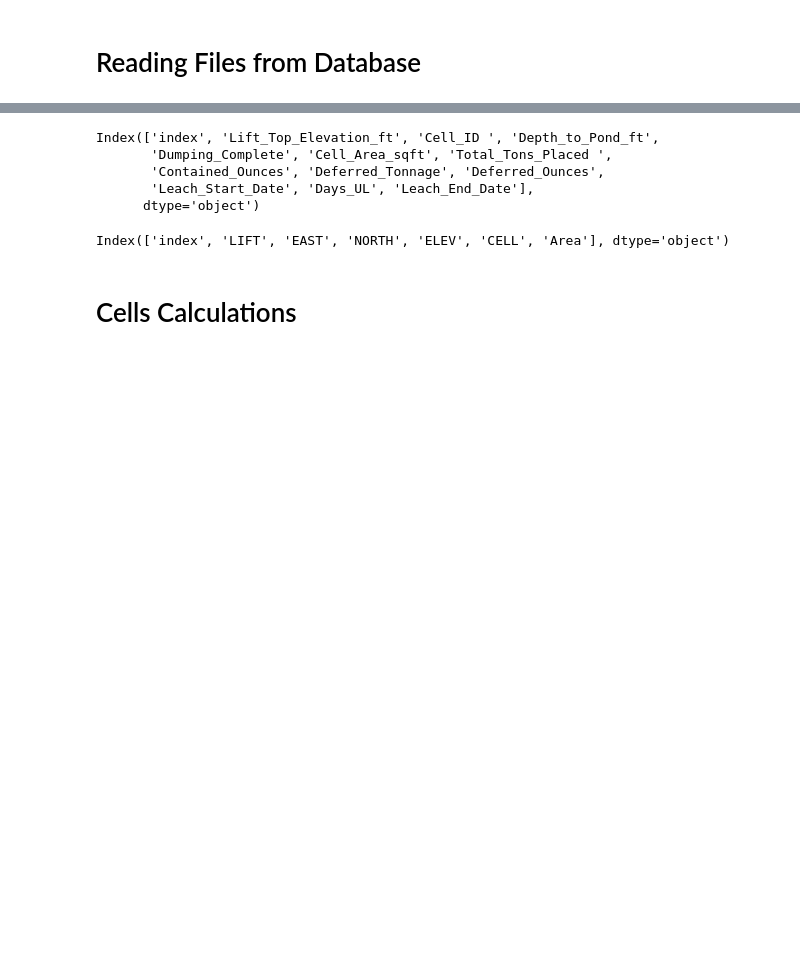
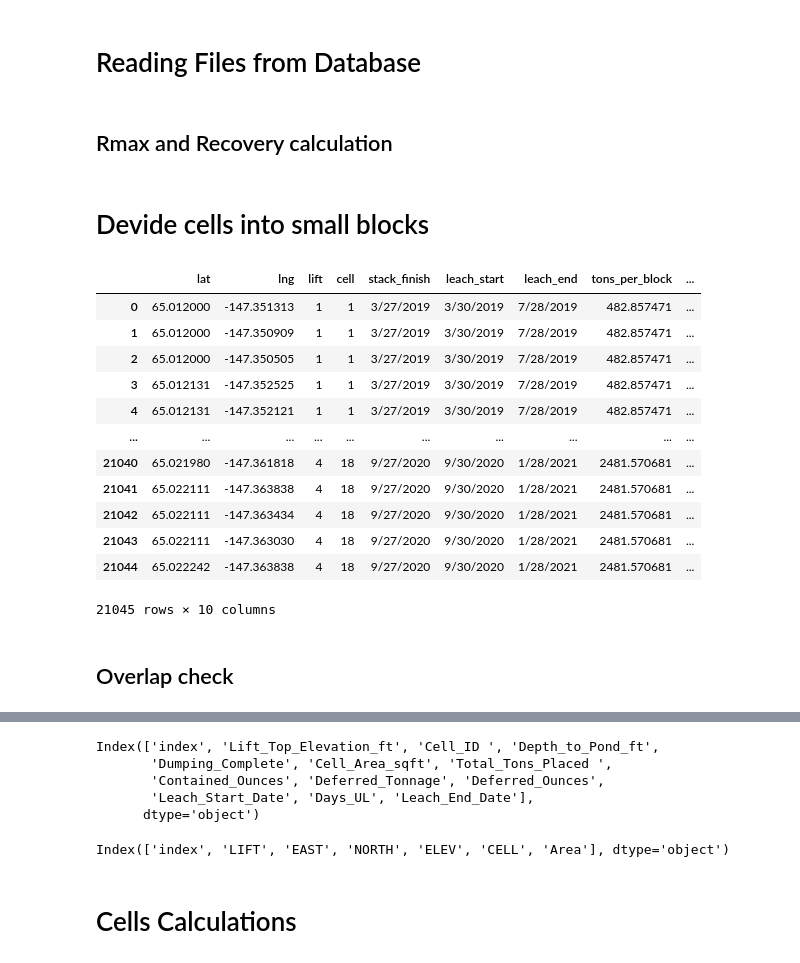
Before and after one commit to ChiefMetDing/FK_HL_Model_Remake, a Jupyter notebook: Scripts/py/HL_model.ipynb, the cells around one changed output, grey strips where cells are left out. Drawn from its saved outputs; the diff is of its cells as text; code cells hidden in the pictures; blank space fills up the shorter version.

Commit message:
start using fake cell information with geojson polygons

```diff
--- a/Scripts/py/HL_model.ipynb
+++ b/Scripts/py/HL_model.ipynb
@@ -8,11 +12,81 @@ from config import db_password
 # %% [markdown]
 # Reading Files from Database
 # %%
-db_string = f'postgres://postgres:{db_password}@127.0.0.1:5432/fk_hl_model_remake'
+db_string = f'postgresql://postgres:{db_password}@127.0.0.1:5432/fk_hl_model_remake'
 engine = create_engine(db_string)
 conn = engine.connect()
 # %%
 cells_df = pd.read_sql("SELECT * FROM cells_table",conn)
+cells_fake_df = pd.read_sql("SELECT * FROM cells_table_fake",conn)
 blocks_df = pd.read_sql("SELECT * FROM blocks_table",conn)
 production_df = pd.read_sql("SELECT * FROM production_table",conn)
 adjustment_df = pd.read_sql("SELECT * FROM adjustment_table",conn)
+file_path = os.path.join('..','..','Resources','cells_map.geojson')
+with open(file_path) as f:
+    cells_map = json.load(f)
+# %% [markdown]
+## Rmax and Recovery calculation
+# %%
+# Rmax calculation
+## Assign X1 and X2
+X1 = 0.745
+X2 = 350
+def Rmax_calc(ounces,tonnage):
+    Rmax = X1 * (1-np.exp(-X2 * ounces / tonnage))
+    return Rmax
+# Recovery calculation
+def recovery_calc(Rmax,Rcum,k,days):
+    R = Rmax - Rcum - 1/(k*days+(1/(Rmax-Rcum)))
+    return R
+# %% [markdown]
+# Devide cells into small blocks
+# %%
+cells = cells_fake_df.set_index('cell').drop(columns=['index'])
+# Create blocks
+resolution = [100,100]
+lat_max = 65.025
+lat_min = 65.012
+lng_max = -147.34
+lng_min = -147.38
+lat_list = np.linspace(lat_min,lat_max,resolution[0])
+lng_list = np.linspace(lng_min,lng_max,resolution[1])
+lat_lng=[]
+for lat in lat_list:
+    for lng in lng_list:
+        lat_lng.append((lat,lng))
+lat_lng[0]
+blocks_list=[]
+for i in lat_lng:
+    point = Point(i[1],i[0])
+    for feature in cells_map['features']:
+        lift=feature['properties']['lift']
+        polygon = shape(feature['geometry'])
+        cell = feature['properties']['cell']
+        if polygon.contains(point):
+            blocks_list.append((i[0],i[1],lift,cell))
+blocks_df = pd.DataFrame(data = blocks_list,columns=['lat','lng','lift','cell'])
+blocks_in_cell = blocks_df['lat'].groupby(blocks_df['cell']).count()
+
+cells['ounces_per_block'] = cells['ounces']/blocks_in_cell
+cells['tons_per_block'] = cells['tons']/blocks_in_cell
+cells['number_of_blocks'] = blocks_in_cell
+cells['rmax'] = Rmax_calc(cells['ounces'],cells['tons'])
+
+blocks_df = blocks_df.merge(cells[['stack_finish','leach_start','leach_end','tons_per_block','ounces_per_block','rmax']],left_on='cell',right_on='cell')
+blocks_df
+# %% [output]
+|  | lat | lng | lift | cell | stack_finish | leach_start | leach_end | tons_per_block | ... |
+| 0 | 65.012000 | -147.351313 | 1 | 1 | 3/27/2019 | 3/30/2019 | 7/28/2019 | 482.857471 | ... |
+| 1 | 65.012000 | -147.350909 | 1 | 1 | 3/27/2019 | 3/30/2019 | 7/28/2019 | 482.857471 | ... |
+| 2 | 65.012000 | -147.350505 | 1 | 1 | 3/27/2019 | 3/30/2019 | 7/28/2019 | 482.857471 | ... |
+| 3 | 65.012131 | -147.352525 | 1 | 1 | 3/27/2019 | 3/30/2019 | 7/28/2019 | 482.857471 | ... |
+| 4 | 65.012131 | -147.352121 | 1 | 1 | 3/27/2019 | 3/30/2019 | 7/28/2019 | 482.857471 | ... |
+| ... | ... | ... | ... | ... | ... | ... | ... | ... | ... |
+| 21040 | 65.021980 | -147.361818 | 4 | 18 | 9/27/2020 | 9/30/2020 | 1/28/2021 | 2481.570681 | ... |
+| 21041 | 65.022111 | -147.363838 | 4 | 18 | 9/27/2020 | 9/30/2020 | 1/28/2021 | 2481.570681 | ... |
+| 21042 | 65.022111 | -147.363434 | 4 | 18 | 9/27/2020 | 9/30/2020 | 1/28/2021 | 2481.570681 | ... |
+| 21043 | 65.022111 | -147.363030 | 4 | 18 | 9/27/2020 | 9/30/2020 | 1/28/2021 | 2481.570681 | ... |
+| 21044 | 65.022242 | -147.363838 | 4 | 18 | 9/27/2020 | 9/30/2020 | 1/28/2021 | 2481.570681 | ... |
+21045 rows × 10 columns
+# %% [markdown]
+## Overlap check
```
Also changed, not shown: parts of 7 cells of this notebook, 1 other file.
